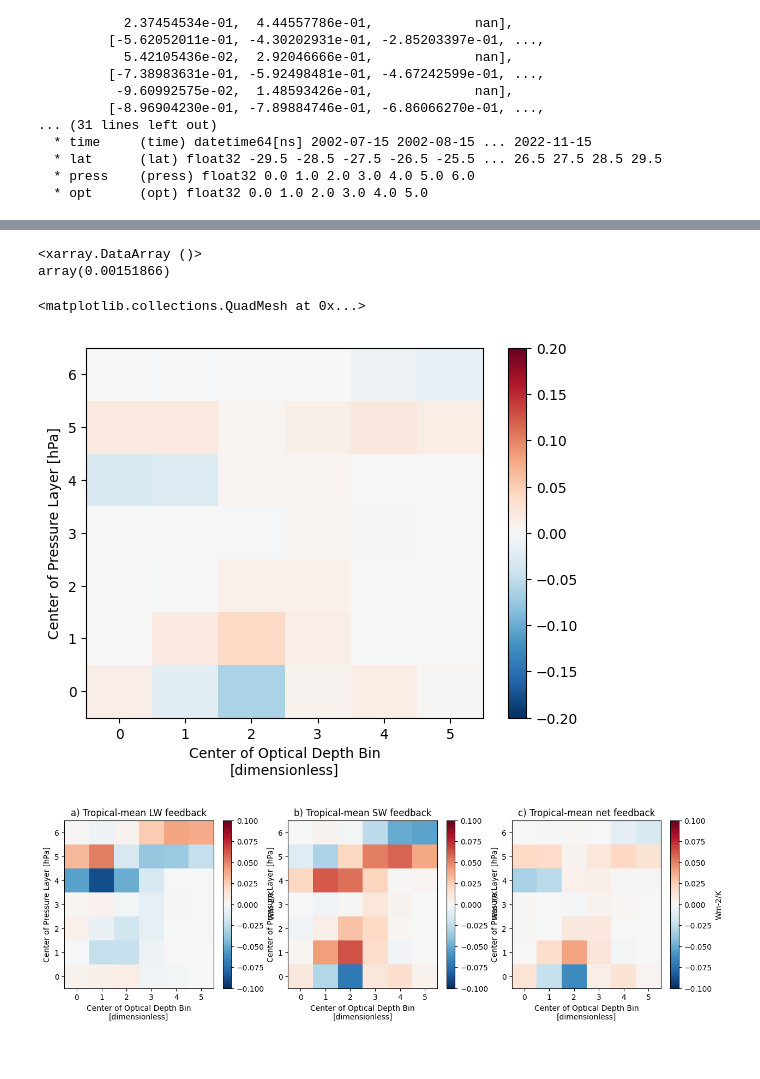
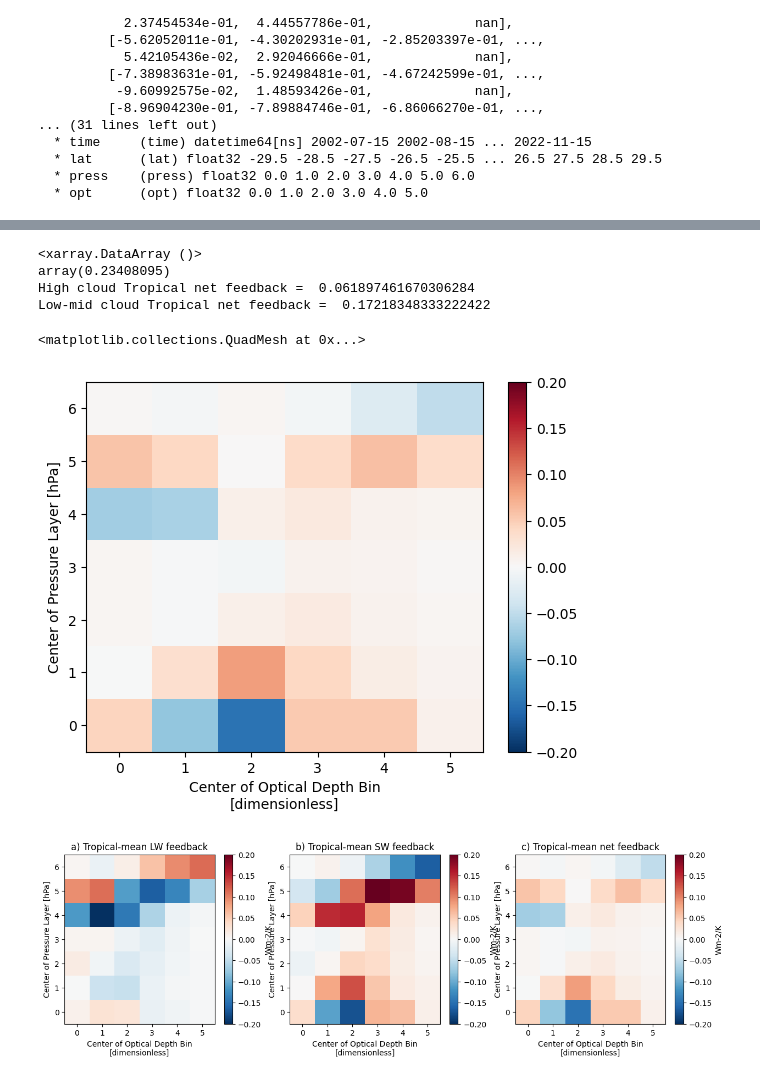
Before and after one commit to paula-rj/HighClouds, a Jupyter notebook: feedbacks.ipynb, the cells around one changed output, grey strips where cells are left out. Drawn from its saved outputs; the diff is of its cells as text; code cells hidden in the pictures.

Commit message:
Calculated feedbacks with Gistem provided global means

```diff
--- a/feedbacks.ipynb
+++ b/feedbacks.ipynb
@@ -98 +99,6 @@ ax3.set_title("c) Tropical-mean net kernel")
 [figure]
+# %%
+#Another way of testing if the kernels values are ok
+p = np.array([1000.0 ,  800.0,  680,  560,  440, 310.0,  180,  10])
+midpoints = [(p[i] + p[i -1])/2 for i in np.arange(len(p)) ]
+midpoints
@@ -133,0 +130,13 @@ Coordinates:
+# %%
+#5
+#Gistemp GMST anomalies
+gmst = pd.read_csv("../daa/GLB.Ts+dSST.csv", skiprows=[0])
+
+gmst = gmst.loc[ gmst['Year'] >= 2006 ]
+gmst = gmst.loc[ gmst['Year'] < 2021 ]
+lista_gmst = gmst[['Jan', 'Feb', 'Mar', 'Apr', 'May', 'Jun', 'Jul', 'Aug', 'Sep','Oct', 'Nov', 'Dec']].loc[123:143].values.flatten().tolist()
+#lista_gmst, len(lista_gmst)
+lista_gmst[5:]
+#NOT the same as meaqning across all the values, which gives:0.7340974 , 0.23327379, 0.95729756, 0.8614268 , 0.7519227...
+gmst_anom_raghu = np.array(lista_gmst[5:], dtype=np.float16)
+gmst_anom_raghu
@@ -175,22 +216,26 @@ array(0.00686013)
 # %%
 netfeed_trops = swfeed_trops + lwfeed_trops
-print(netfeed_trops.mean(["press", "opt"]))
+print(netfeed_trops.sum(["press", "opt"]))
+print("High cloud Tropical net feedback = ", netfeed_trops.sel(press=[4,5,6]).sum(["press", "opt"]).data)
+print("Low-mid cloud Tropical net feedback = ", netfeed_trops.sel(press=[0,1,2,3]).sum(["press", "opt"]).data)
 netfeed_trops.plot(vmin=-0.2, vmax=0.2, cmap="RdBu_r")
 # %% [output]
 <xarray.DataArray ()>
-array(0.00151866)
+array(0.23408095)
+High cloud Tropical net feedback =  0.061897461670306284
+Low-mid cloud Tropical net feedback =  0.17218348333222422
 <matplotlib.collections.QuadMesh at 0x...>
-[figure, old version]
+[figure, new version]
 # %%
 fig, (ax1, ax2, ax3) = plt.subplots(1, 3, figsize=(15,4))
 
 #fig.suptitle('Horizontally stacked subplots')
-lwfeed_trops.plot(cmap="RdBu_r", vmin=-0.1, vmax=0.1, cbar_kwargs={'label': "Wm-2/K", 'extend': 'neither'}, ax=ax1)
+lwfeed_trops.plot(cmap="RdBu_r", vmin=-0.2, vmax=0.2, cbar_kwargs={'label': "Wm-2/K", 'extend': 'neither'}, ax=ax1)
 ax1.set_title("a) Tropical-mean LW feedback")
-swfeed_trops.plot(cmap="RdBu_r", vmin=-0.1, vmax=0.1, cbar_kwargs={'label': "Wm-2/K", 'extend': 'neither'}, ax=ax2)
+swfeed_trops.plot(cmap="RdBu_r", vmin=-0.2, vmax=0.2, cbar_kwargs={'label': "Wm-2/K", 'extend': 'neither'}, ax=ax2)
 ax2.set_title("b) Tropical-mean SW feedback")
-netfeed_trops.plot(cmap="RdBu_r", vmin=-0.1, vmax=0.1, cbar_kwargs={'label': "Wm-2/K", 'extend': 'neither'}, ax=ax3)
+netfeed_trops.plot(cmap="RdBu_r", vmin=-0.2, vmax=0.2, cbar_kwargs={'label': "Wm-2/K", 'extend': 'neither'}, ax=ax3)
 ax3.set_title("c) Tropical-mean net feedback")
 plt.savefig("feedbacks.png")
 # %% [output]
-[figure, old version]
+[figure, new version]
```
Also changed, not shown: parts of 12 cells of this notebook, 2 other files.
